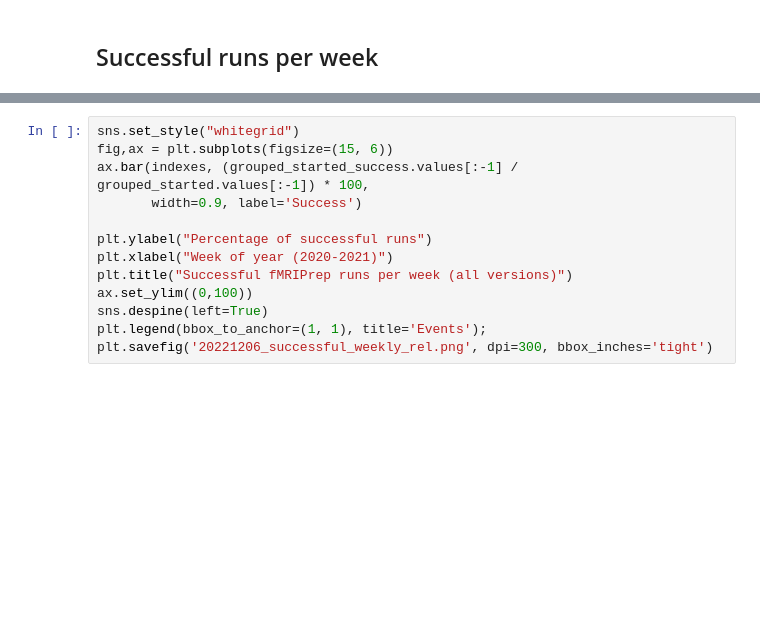
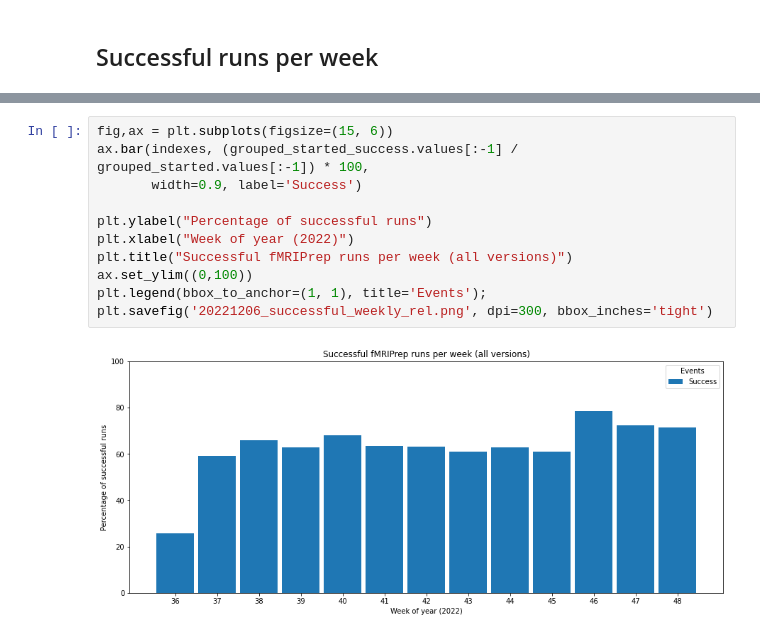
Before and after one commit to nipreps/fmriprep_stats, a Jupyter notebook: notebooks/fmriprep_stats.ipynb, the cells around one changed output, grey strips where cells are left out. Drawn from its saved outputs; the diff is of its cells as text; blank space fills up the shorter version.

```diff
--- a/notebooks/fmriprep_stats.ipynb
+++ b/notebooks/fmriprep_stats.ipynb
@@ -97,16 +147,16 @@ plt.savefig('20221206_all_weekly_abs.png', dpi=300, bbox_inches='tight')
 # %%
-sns.set_style("whitegrid")
 fig,ax = plt.subplots(figsize=(15, 6))
 ax.bar(indexes, (grouped_started_success.values[:-1] / grouped_started.values[:-1]) * 100,
        width=0.9, label='Success')
 
 plt.ylabel("Percentage of successful runs")
-plt.xlabel("Week of year (2020-2021)")
+plt.xlabel("Week of year (2022)")
 plt.title("Successful fMRIPrep runs per week (all versions)")
 ax.set_ylim((0,100))
-sns.despine(left=True)
 plt.legend(bbox_to_anchor=(1, 1), title='Events');
 plt.savefig('20221206_successful_weekly_rel.png', dpi=300, bbox_inches='tight')
+# %% [output]
+[figure, added]
 # %%
 fig,ax = plt.subplots(figsize=(16,6))
 ax = versions_success.plot.bar(stacked=True, ax=ax)
```
Also changed, not shown: parts of 15 cells of this notebook.
